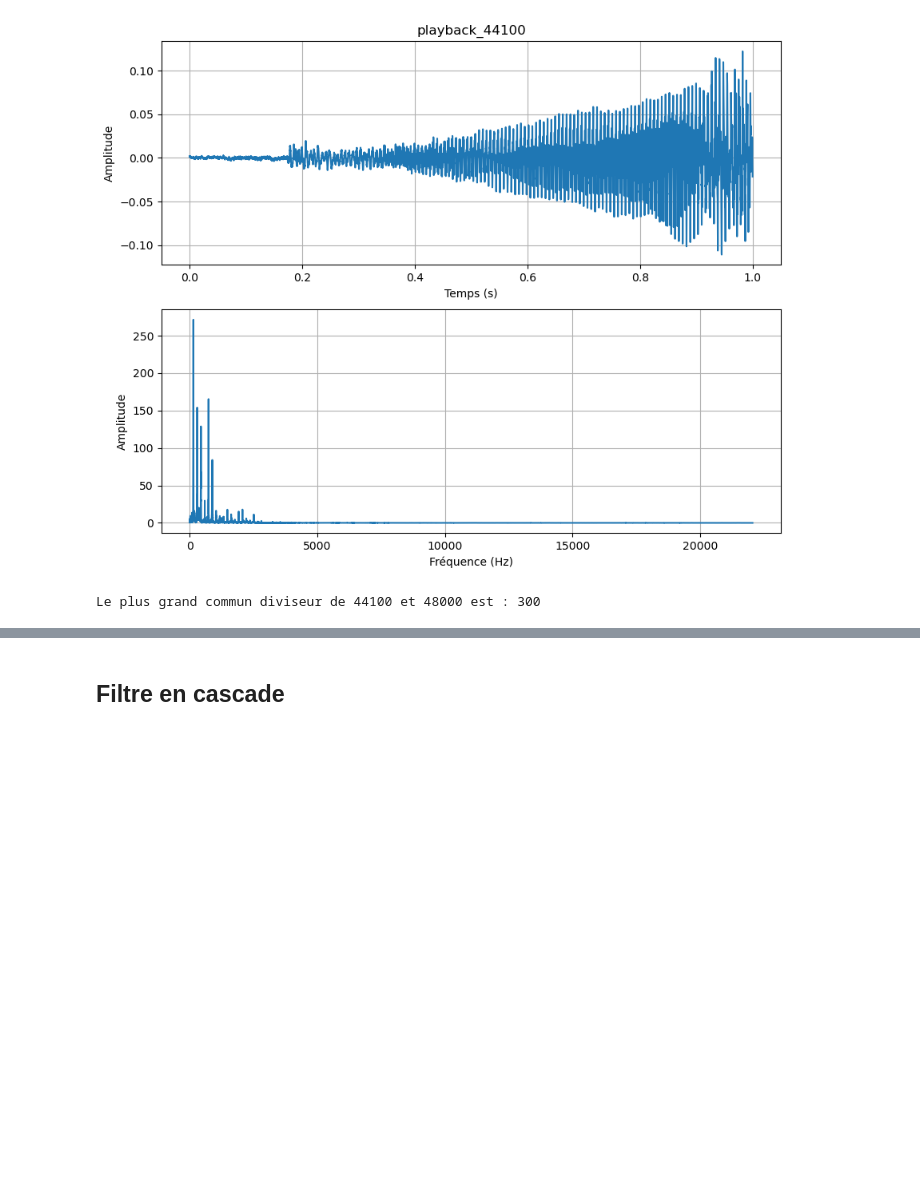
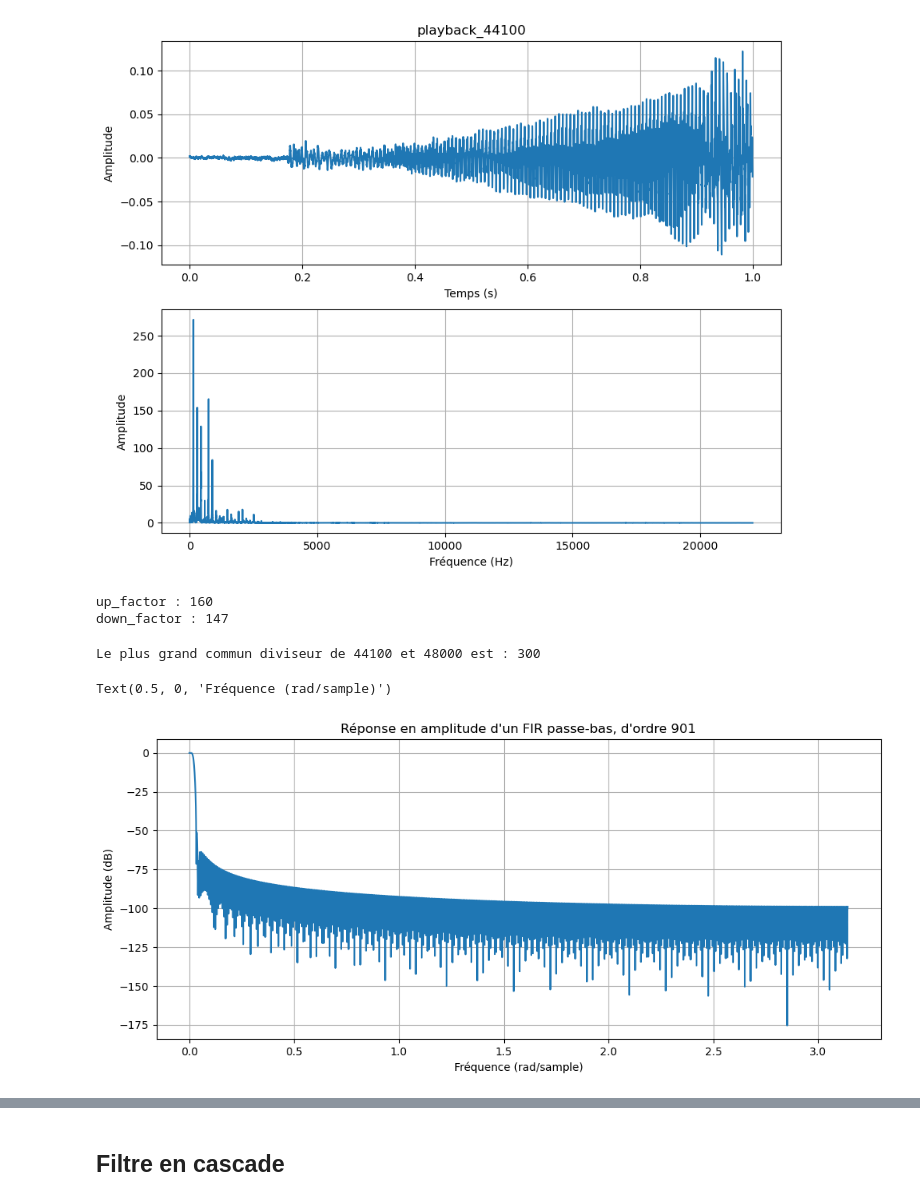
Before and after one commit to tutur90/Modelisation-Chaine-Traitement-Numerique, a Jupyter notebook: TP2.ipynb, the cells around one changed output, grey strips where cells are left out. Drawn from its saved outputs; the diff is of its cells as text; code cells hidden in the pictures; blank space fills up the shorter version.

```diff
--- a/TP2.ipynb
+++ b/TP2.ipynb
@@ -45,6 +45,17 @@ def plot_signal(signal, freq, title):
 plot_signal(playback_44100, fs_in,  "playback_44100")
 # %% [output]
 [figure]
+# %%
+factor = np.gcd(fs_in, fs_out)
+
+up_factor = fs_out // factor
+down_factor = fs_in // factor
+
+print("up_factor :", up_factor)
+print("down_factor :", down_factor)
+# %% [output]
+up_factor : 160
+down_factor : 147
 # %%
 
 
@@ -59,4 +70,22 @@ def DownSample(signal, factor):
     return signal[::factor]
 # %% [output]
 Le plus grand commun diviseur de 44100 et 48000 est : 300
+# %%
+
+
+cutoff = 1/down_factor
+
+taps = signal.firwin(numtaps=901, cutoff=cutoff)
+
+# Diagramme de Bode
+w, h = signal.freqz(taps, worN=8000)
+plt.figure(figsize=(12, 5))
+plt.plot(w, 20*np.log10(np.abs(h)))
+plt.grid()
+plt.title("Réponse en amplitude d'un FIR passe-bas, d'ordre 901")
+plt.ylabel("Amplitude (dB)")
+plt.xlabel("Fréquence (rad/sample)")
+# %% [output]
+Text(0.5, 0, 'Fréquence (rad/sample)')
+[figure, added]
 # %%
```
Also changed, not shown: parts of 4 cells of this notebook.
